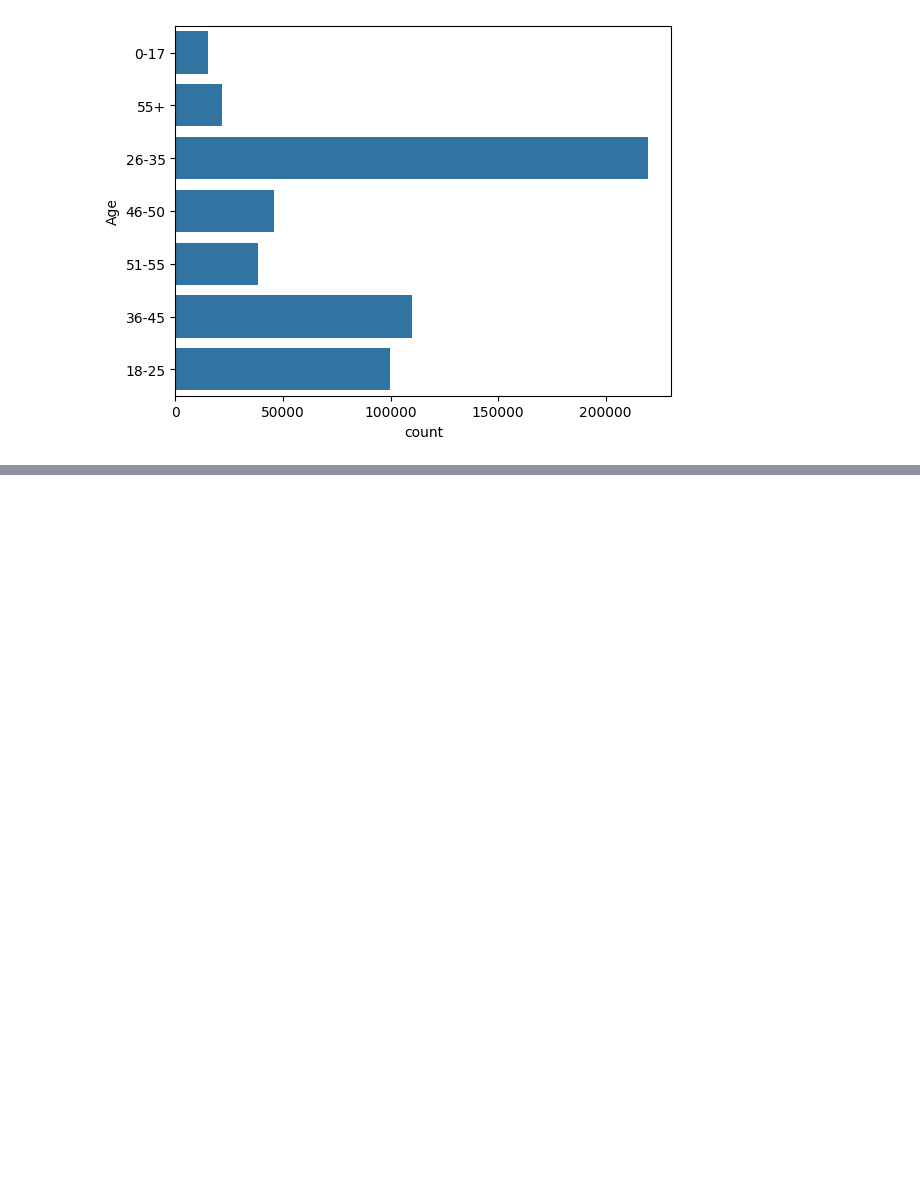
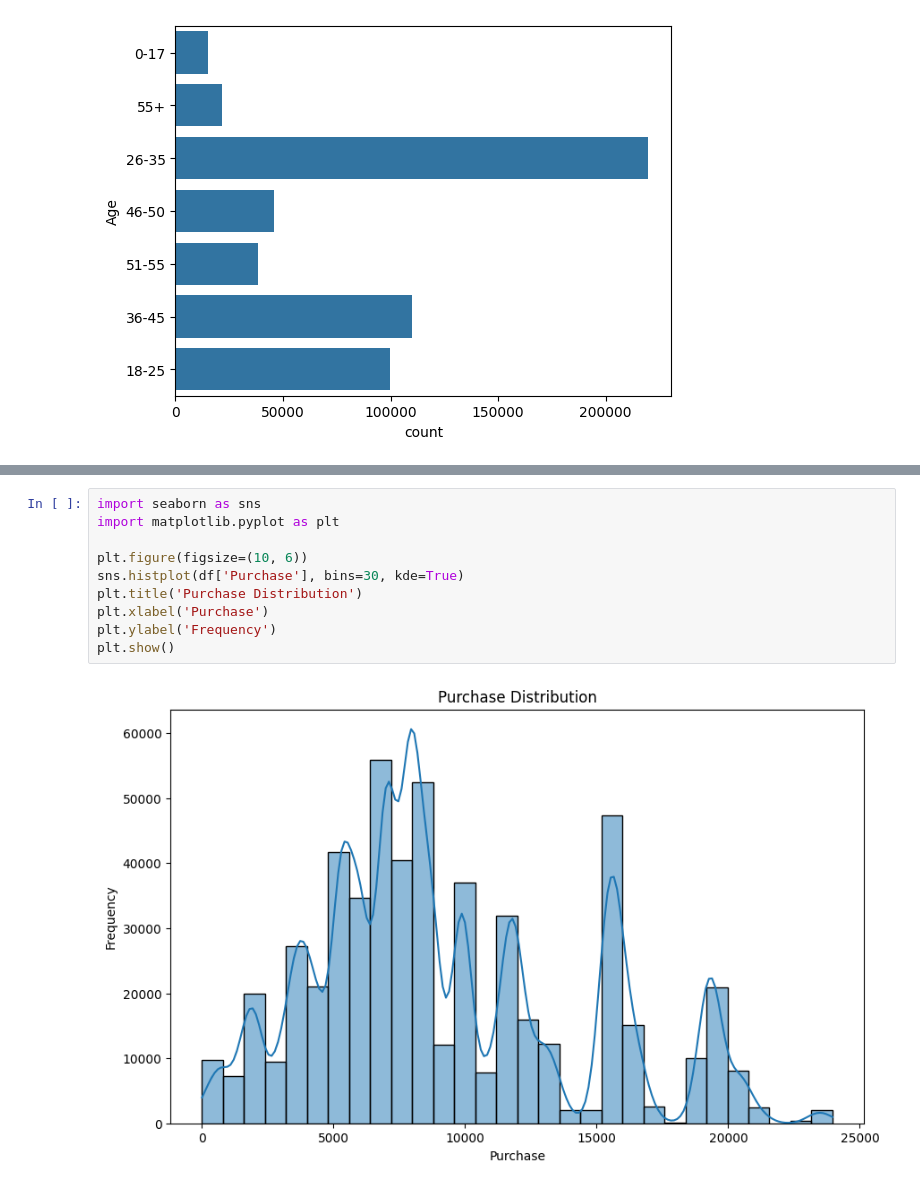
Before and after one commit to ssmseoul/Walmart_dataset_analysis, a Jupyter notebook: wallmart_dataset_analysis.ipynb, the cells around one changed output, grey strips where cells are left out. Cells and saved outputs as stored; diff of their text form; blank space fills up the shorter version.

```diff
--- a/wallmart_dataset_analysis.ipynb
+++ b/wallmart_dataset_analysis.ipynb
@@ -281,0 +318,12 @@ sns.countplot(df['Age'])
+# %%
+import seaborn as sns
+import matplotlib.pyplot as plt
+
+plt.figure(figsize=(10, 6))
+sns.histplot(df['Purchase'], bins=30, kde=True)
+plt.title('Purchase Distribution')
+plt.xlabel('Purchase')
+plt.ylabel('Frequency')
+plt.show()
+# %% [output]
+[figure, added]
```
Also changed, not shown: parts of 8 cells of this notebook.
